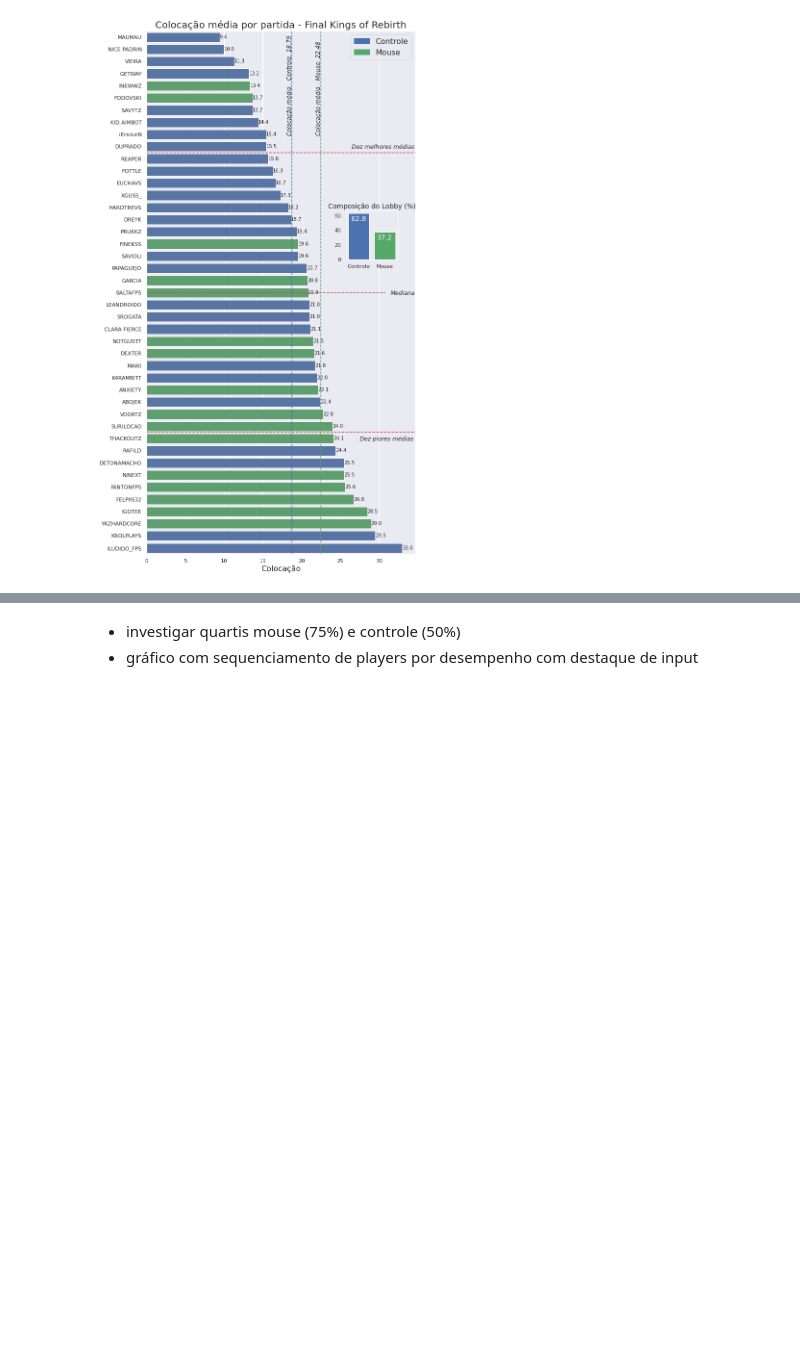
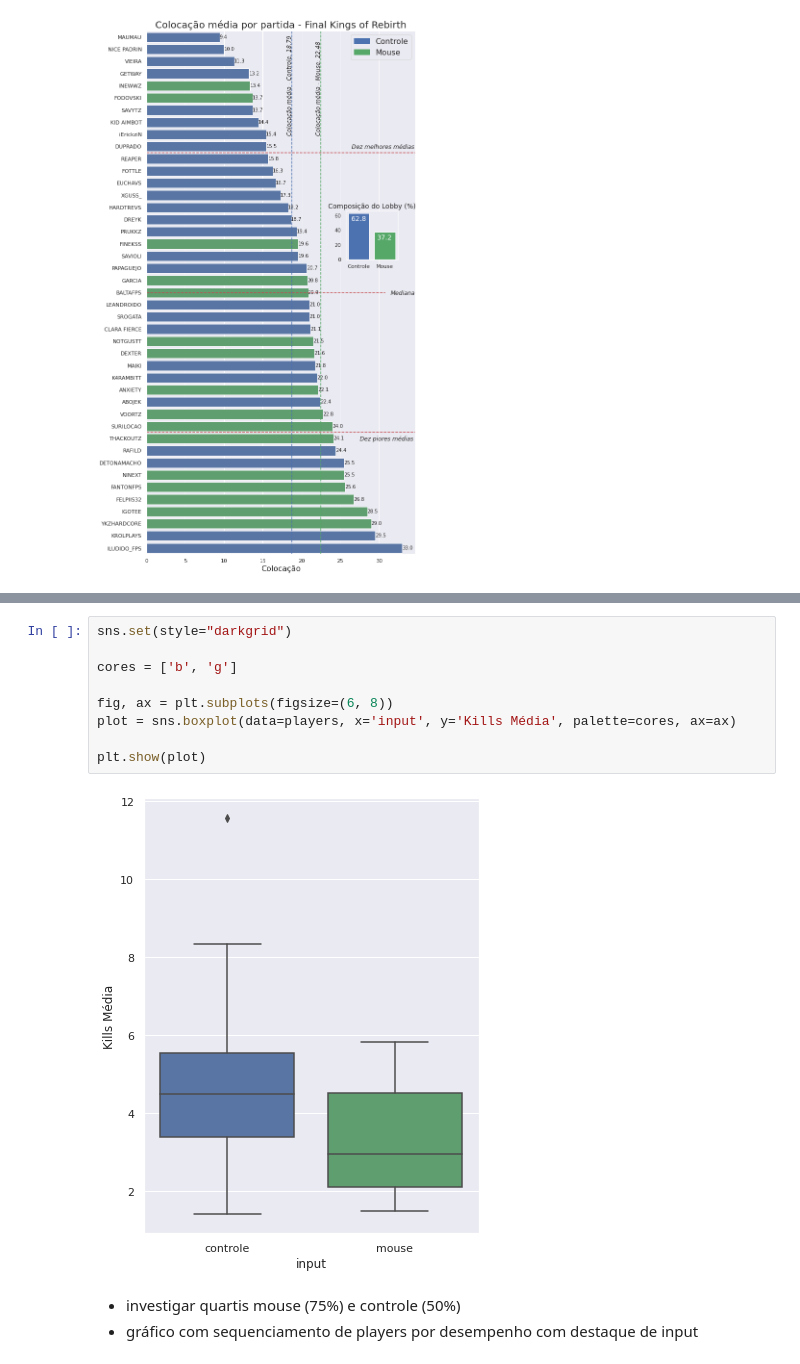
Before and after one commit to GodoyLucas/king_of_rebirth, a Jupyter notebook: Notebooks/King_of_Rebirth_Final.ipynb, the cells around one changed output, grey strips where cells are left out. Cells and saved outputs as stored; diff of their text form; blank space fills up the shorter version.

```diff
--- a/Notebooks/King_of_Rebirth_Final.ipynb
+++ b/Notebooks/King_of_Rebirth_Final.ipynb
@@ -563,3 +623,14 @@ sns.boxplot(x = 'input', y = 'kills', data = final_tratado)
+# %%
+sns.set(style="darkgrid")
+
+cores = ['b', 'g']
+
+fig, ax = plt.subplots(figsize=(6, 8))
+plot = sns.boxplot(data=players, x='input', y='Kills Média', palette=cores, ax=ax)
+
+plt.show(plot)
+# %% [output]
+[figure, added]
 # %% [markdown]
 - investigar quartis mouse (75%) e controle (50%)
 - gráfico com sequenciamento de players por desempenho com destaque de input
```
Also changed, not shown: parts of 5 cells of this notebook.
